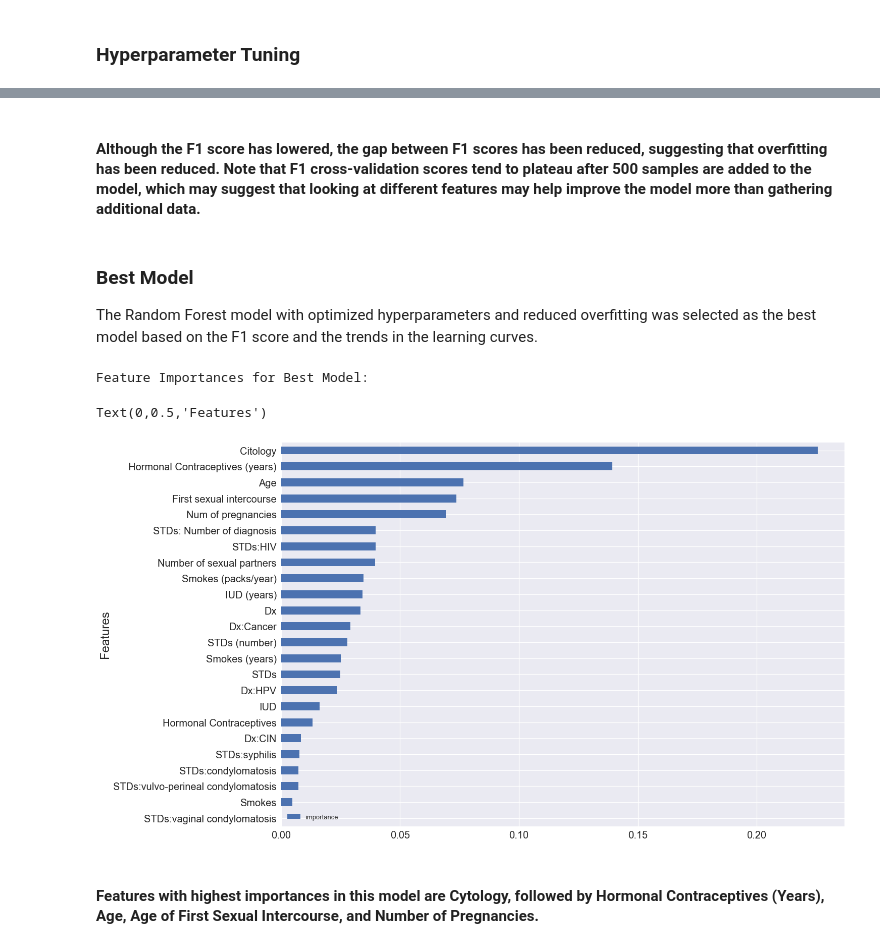
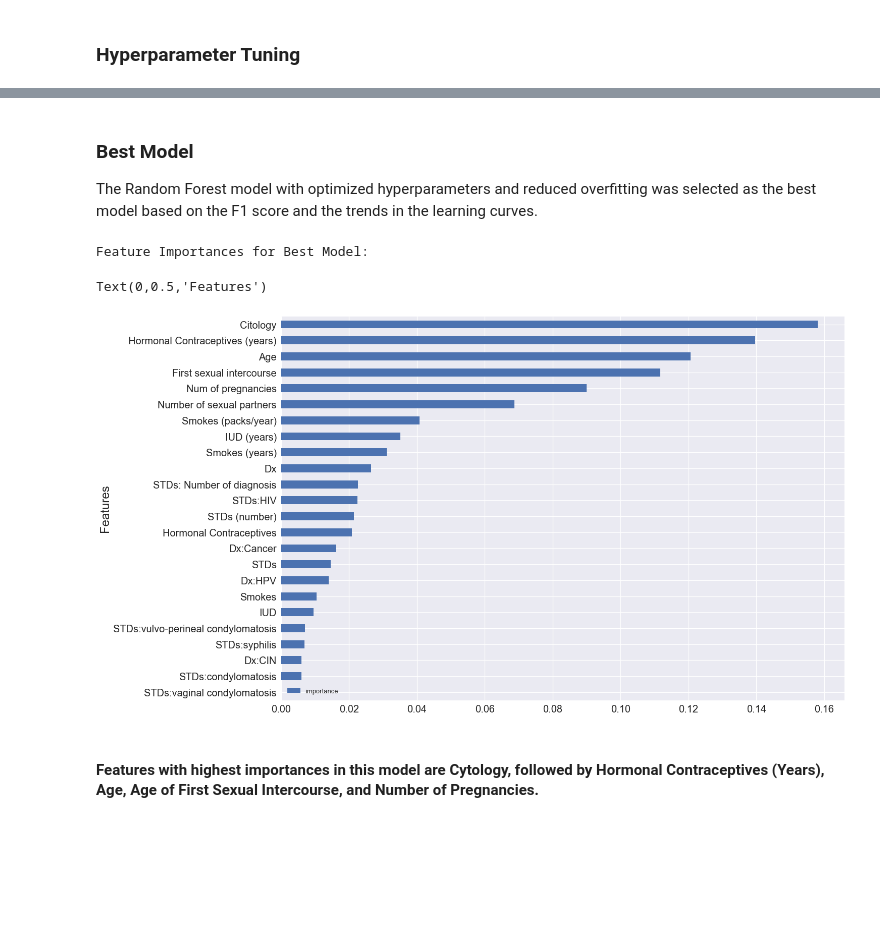
Before and after one commit to yangyi724/Cervical-Cancer-Risk-Factors, a Jupyter notebook: Cervical Cancer Risk Factors.ipynb, the cells around one changed output, grey strips where cells are left out. Saved outputs shown, nothing was run; the diff lists cells and outputs as text; code cells hidden in the pictures; blank space fills up the shorter version.

```diff
--- a/Cervical Cancer Risk Factors.ipynb
+++ b/Cervical Cancer Risk Factors.ipynb
@@ -546,11 +546,11 @@ RFC = RandomForestClassifier()
 
 # Define parameter grid.
 rf_param_grid = {"max_depth": [4, 6, 8, 10],
-                 "max_features": ["sqrt", "log2", 2, 5, 10],
-                 "min_samples_split": [3, 5, 10],
+                 "max_features": ["sqrt", "log2", 2, 5, 10, 15, 20],
+                 "min_samples_split": [3, 4, 5, 10],
                  "min_samples_leaf": [3, 4, 5, 10],
                  "bootstrap": [False, True],
-                 "n_estimators" :[100, 300],
+                 "n_estimators" :[300],
                  "criterion": ["gini", "entropy"],
                  "class_weight": [None, 'balanced']
                 }
@@ -572,8 +572,8 @@ DTC = DecisionTreeClassifier()
 
 # Define parameter grid.
 dt_param_grid = {"max_depth": [4, 6, 8, 10],
-                 "max_features": ["sqrt", "log2", 17, 18, 19, 21],
-                 "min_samples_split": [2, 3, 5, 10],
+                 "max_features": ["sqrt", "log2", 2, 5, 10, 15, 16, 17, 18, 19, 20, 21],
+                 "min_samples_split": [3, 4, 5, 10],
                  "min_samples_leaf": [3, 4, 5, 10],
                  "criterion": ["gini", "entropy"],
                  "class_weight": [None, 'balanced']
@@ -632,26 +631,0 @@ g = plot_learning_curve(DTC_best,"Decision Tree Learning Curves",X_train,y_train
-# %%
-# Reducing overfitting in Random Forest model:
-# Trial and error with learning curves was used to fix the overfitting issue.
-# Maximum depth was restricted, and the number of minimum samples in each leaf and for each split were increased.
-# The number of estimators was also increased to help reduce variance.
-RFC = RandomForestClassifier()
-
-rf_param_grid2 = {"max_depth": [4],
-                 "max_features": ["sqrt"],
-                 "min_samples_split": [5,6,7,8,10],
-                 "min_samples_leaf": [4],
-                 "bootstrap": [True],
-                 "n_estimators" :[400],
-                 "criterion": ["gini"],
-                 "class_weight": ['balanced']
-                }
-
-# Search grid and store best estimator.
-gsRFC2 = GridSearchCV(RFC,param_grid = rf_param_grid2, cv=kfold, scoring="f1", n_jobs= 4)
-gsRFC2.fit(X_train,y_train)
-RFC_best2 = gsRFC2.best_estimator_
-
-# Print best score.
-print('Best score: {}'.format(gsRFC2.best_score_))
-print('Best parameters: {}'.format(gsRFC2.best_params_))
-g = plot_learning_curve(RFC_best2,"Random Forest Learning Curves After Reducing Overfitting",X_train,y_train,cv=kfold)
@@ -662,25 +632,23 @@ Best parameters: {'bootstrap': True, 'class_weight': 'balanced', 'criterion': 'g
-# %% [markdown]
-#### Although the F1 score has lowered, the gap between F1 scores has been reduced, suggesting that overfitting has been reduced. Note that F1 cross-validation scores tend to plateau after 500 samples are added to the model, which may suggest that looking at different features may help improve the model more than gathering additional data.
 # %% [markdown]
 ### Best Model
 The Random Forest model with optimized hyperparameters and reduced overfitting was selected as the best model based on the F1 score and the trends in the learning curves.
 # %%
 #Look at feature importances for best model.
-RFC_best2.fit(X_train,y_train)
+RFC_best.fit(X_train,y_train)
 features_best = pd.DataFrame()
 features_best['feature'] = X_train.columns
-features_best['importance'] = RFC_best2.feature_importances_
+features_best['importance'] = RFC_best.feature_importances_
 features_best.sort_values(by=['importance'], ascending=True, inplace=True)
 features_best.set_index('feature', inplace=True)
 
 #Plot.
 print("\nFeature Importances for Best Model:")
 ax = features_best.plot(kind='barh', figsize=(20, 14), fontsize=20)
 ax.set_ylabel("Features", fontname="Arial", fontsize=24)
 # %% [output]
 Feature Importances for Best Model:
 Text(0,0.5,'Features')
-[figure, old version]
+[figure, new version]
 # %% [markdown]
 #### Features with highest importances in this model are Cytology, followed by Hormonal Contraceptives (Years), Age, Age of First Sexual Intercourse, and Number of Pregnancies.
 # %%
```
Also changed, not shown: parts of 15 cells of this notebook.
